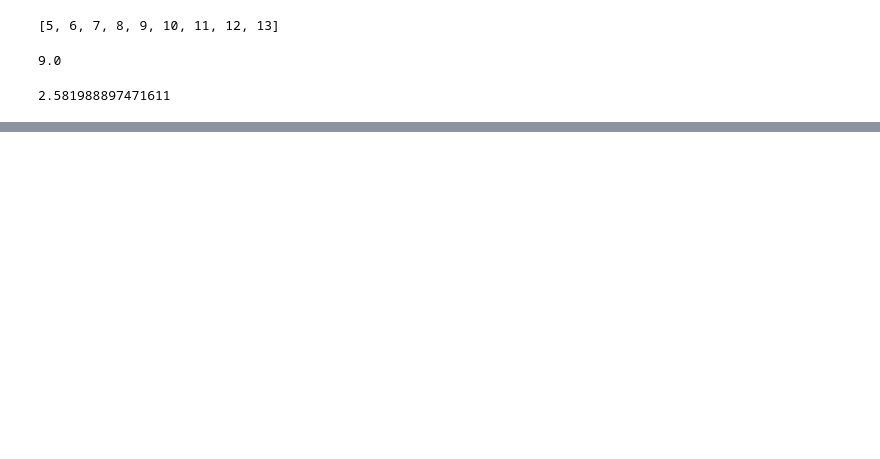
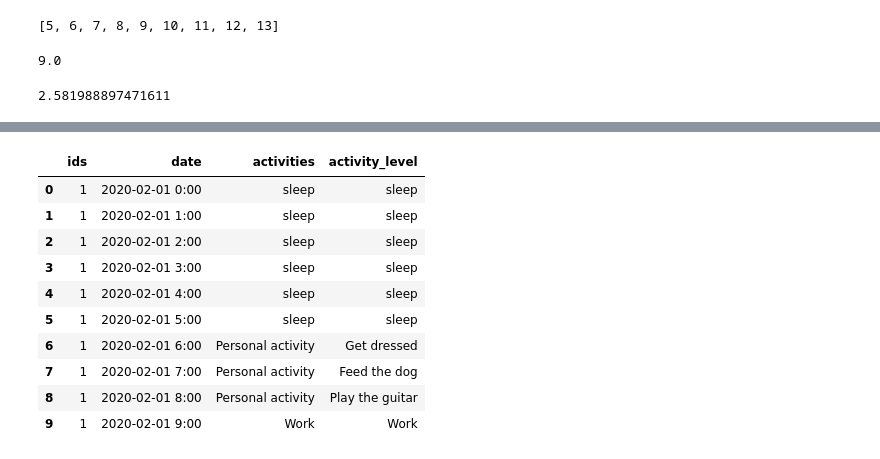
Before and after one commit to gbagatini/Microsoft_hackathon, a Jupyter notebook: Data_start.ipynb, the cells around one changed output, grey strips where cells are left out. Saved outputs shown, nothing was run; the diff lists cells and outputs as text; code cells hidden in the pictures; blank space fills up the shorter version.

```diff
--- a/Data_start.ipynb
+++ b/Data_start.ipynb
@@ -138,0 +297,16 @@ activities_table.loc[activities_table["ids"] == 10]
+# %%
+df = pd.read_csv("act_table2.csv", index_col = 0)
+# %%
+df.head(10)
+# %% [output]
+|  | ids | date | activities | activity_level |
+| 0 | 1 | 2020-02-01 0:00 | sleep | sleep |
+| 1 | 1 | 2020-02-01 1:00 | sleep | sleep |
+| 2 | 1 | 2020-02-01 2:00 | sleep | sleep |
+| 3 | 1 | 2020-02-01 3:00 | sleep | sleep |
+| 4 | 1 | 2020-02-01 4:00 | sleep | sleep |
+| 5 | 1 | 2020-02-01 5:00 | sleep | sleep |
+| 6 | 1 | 2020-02-01 6:00 | Personal activity | Get dressed |
+| 7 | 1 | 2020-02-01 7:00 | Personal activity | Feed the dog |
+| 8 | 1 | 2020-02-01 8:00 | Personal activity | Play the guitar |
+| 9 | 1 | 2020-02-01 9:00 | Work | Work |
```
Also changed, not shown: parts of 44 cells of this notebook, 2 other files.
